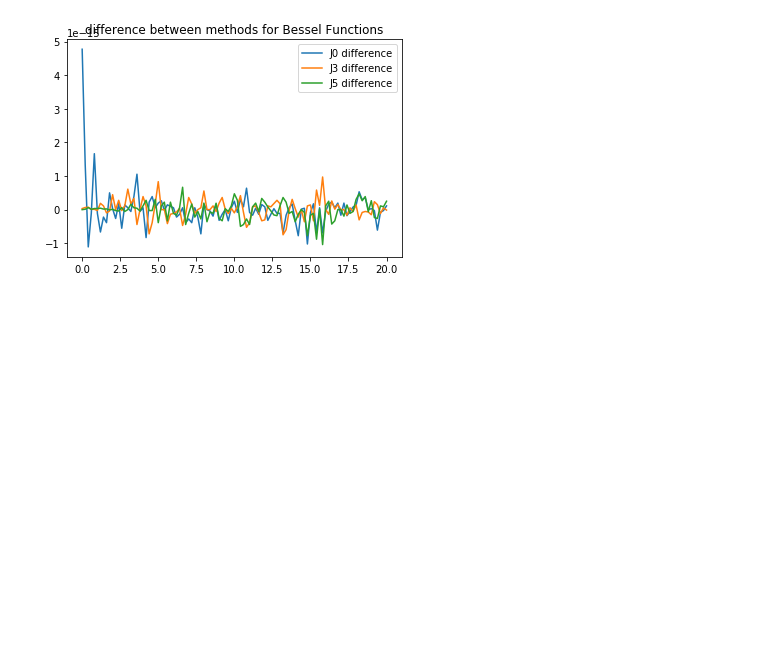
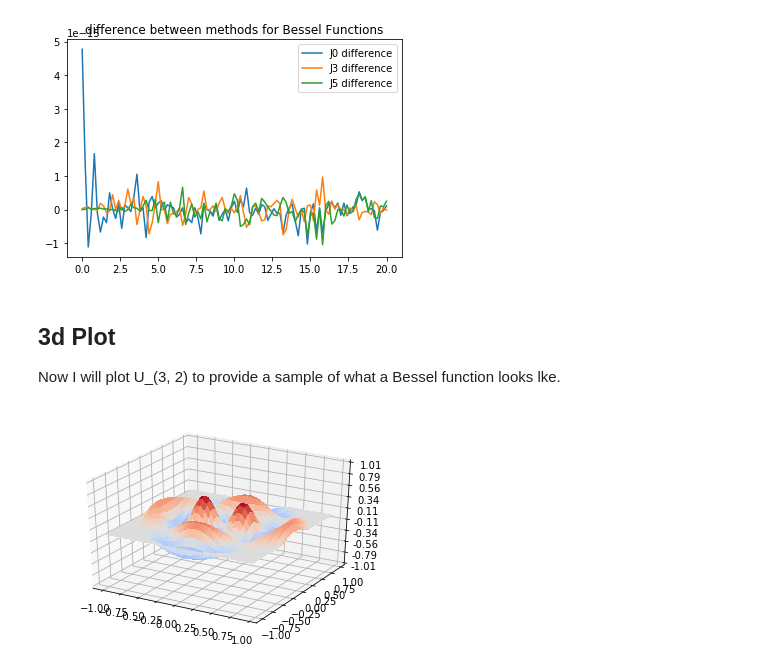
Before and after one commit to wjewjemon/Computational-Physics, a Jupyter notebook: simpsons_and_bessel.ipynb, the cells around one changed output. Cells and saved outputs as stored; diff of their text form; code cells hidden in the pictures; blank space fills up the shorter version.

Commit message:
added plit of a Bessel function

```diff
--- a/simpsons_and_bessel.ipynb
+++ b/simpsons_and_bessel.ipynb
@@ -52,3 +52,6 @@ legend(('J0 difference', 'J3 difference', 'J5 difference'))
 # %% [output]
 <matplotlib.legend.Legend at 0x...>
 [figure]
+# %% [markdown]
+## 3d Plot
+Now I will plot U_(3, 2) to provide a sample of what a Bessel function looks lke.
@@ -54,0 +63,22 @@ legend(('J0 difference', 'J3 difference', 'J5 difference'))
+# %%
+fig = figure(1)
+ax = fig.gca(projection='3d')
+R0 = 1          # radius of membrane
+
+X = arange(-R0, R0, 0.05*R0)
+Y = arange(-R0, R0, 0.05*R0)
+X, Y = meshgrid(X, Y)
+R = sqrt(X**2 + Y**2)
+theta = arctan(Y/X)
+
+# wave equation on circular membrane U_(3, 2) (t=0)
+z_32 = 11.620
+U = bessel(2, z_32*R/R0)*cos(2*theta)
+U[R>R0] = 0.     # only plot to radius R0
+surf = ax.plot_surface(X, Y, U, rstride=1, cstride=1, cmap=cm.coolwarm, linewidth=0, antialiased=False)
+ax.set_zlim(-1.01, 1.01)
+
+ax.zaxis.set_major_locator(LinearLocator(10))
+ax.zaxis.set_major_formatter(FormatStrFormatter('%.02f'))
+# %% [output]
+[figure, added]
```
Also changed, not shown: parts of 1 cell of this notebook.
